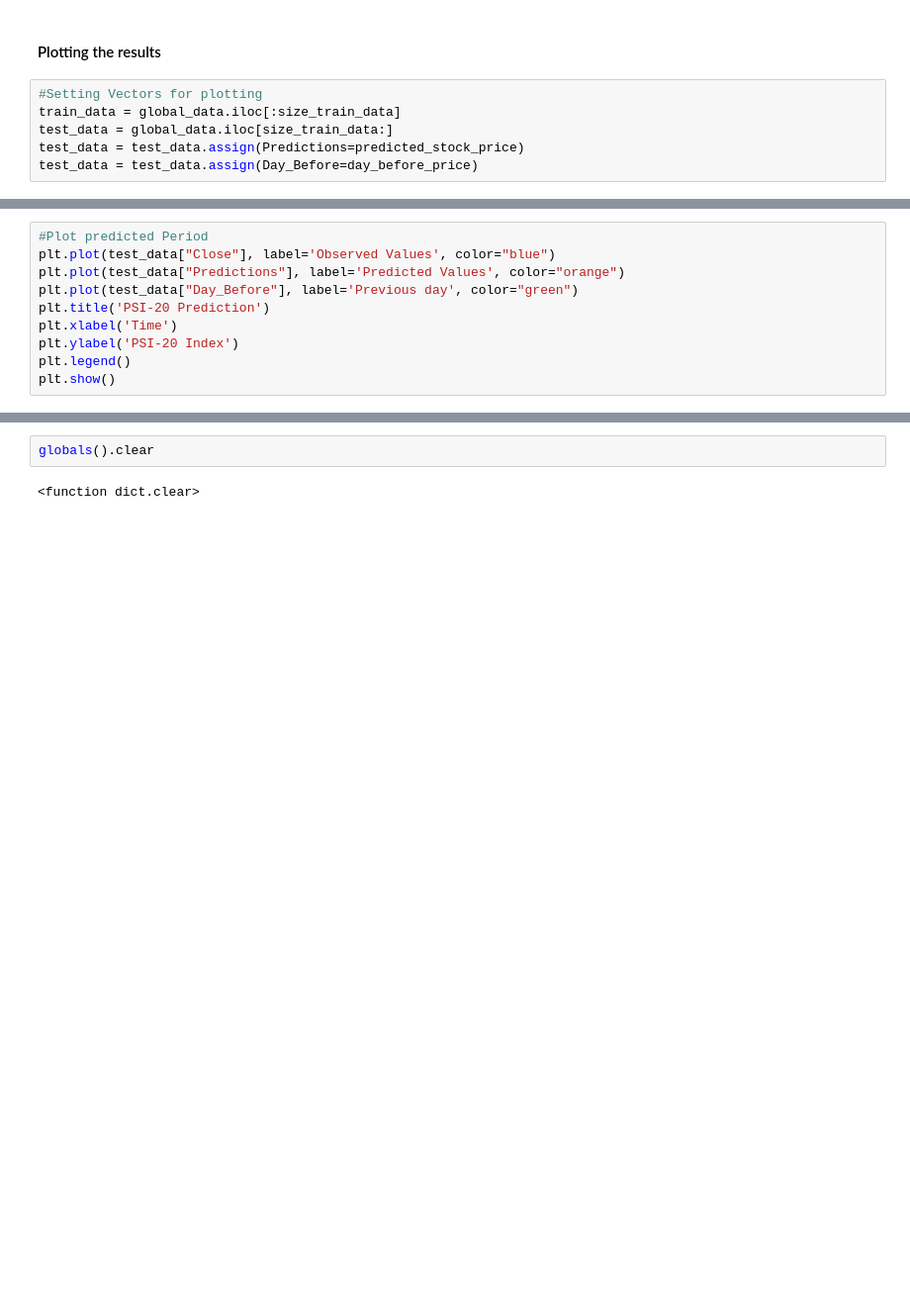
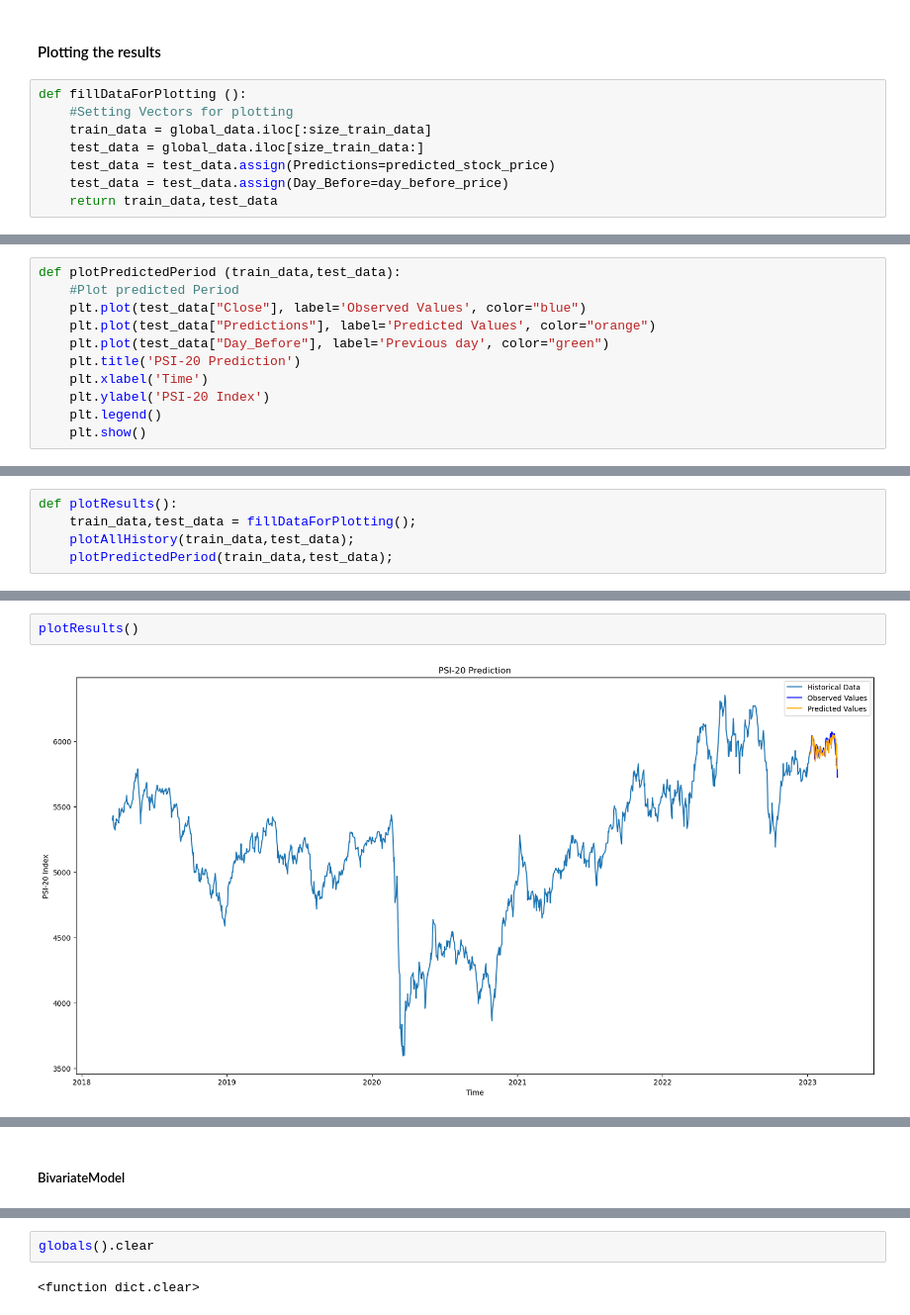
Before and after one commit to zohanny/LSTM-Euronext, a Jupyter notebook: EURONEXT LISBON - Forecasting with LSTM.ipynb, the cells around one changed output, grey strips where cells are left out. Shown at 99% size. Saved outputs shown, nothing was run; the diff lists cells and outputs as text; blank space fills up the shorter version.

```diff
--- a/EURONEXT LISBON - Forecasting with LSTM.ipynb
+++ b/EURONEXT LISBON - Forecasting with LSTM.ipynb
@@ -426,9 +457,11 @@ Test Score Day before: 49.41 RMSE
 # %% [markdown]
 #### Plotting the results
 # %%
-#Setting Vectors for plotting
-train_data = global_data.iloc[:size_train_data]
-test_data = global_data.iloc[size_train_data:]
-test_data = test_data.assign(Predictions=predicted_stock_price)
-test_data = test_data.assign(Day_Before=day_before_price)
+def fillDataForPlotting ():
+    #Setting Vectors for plotting
+    train_data = global_data.iloc[:size_train_data]
+    test_data = global_data.iloc[size_train_data:]
+    test_data = test_data.assign(Predictions=predicted_stock_price)
+    test_data = test_data.assign(Day_Before=day_before_price)
+    return train_data,test_data
 # %%
@@ -447,10 +479,11 @@ plt.show()
 # %%
-#Plot predicted Period
-plt.plot(test_data["Close"], label='Observed Values', color="blue")
-plt.plot(test_data["Predictions"], label='Predicted Values', color="orange")
-plt.plot(test_data["Day_Before"], label='Previous day', color="green")
-plt.title('PSI-20 Prediction')
-plt.xlabel('Time')
-plt.ylabel('PSI-20 Index')
-plt.legend()
-plt.show()
+def plotPredictedPeriod (train_data,test_data):
+    #Plot predicted Period
+    plt.plot(test_data["Close"], label='Observed Values', color="blue")
+    plt.plot(test_data["Predictions"], label='Predicted Values', color="orange")
+    plt.plot(test_data["Day_Before"], label='Previous day', color="green")
+    plt.title('PSI-20 Prediction')
+    plt.xlabel('Time')
+    plt.ylabel('PSI-20 Index')
+    plt.legend()
+    plt.show()
@@ -458,0 +490,5 @@ plt.show()
+# %%
+def plotResults():
+    train_data,test_data = fillDataForPlotting();
+    plotAllHistory(train_data,test_data);
+    plotPredictedPeriod(train_data,test_data);
@@ -458,0 +515,4 @@ plt.show()
+# %%
+plotResults()
+# %% [output]
+[figure, added]
@@ -458,0 +520,2 @@ plt.show()
+# %% [markdown]
+##### BivariateModel
```
Also changed, not shown: parts of 35 cells of this notebook.
